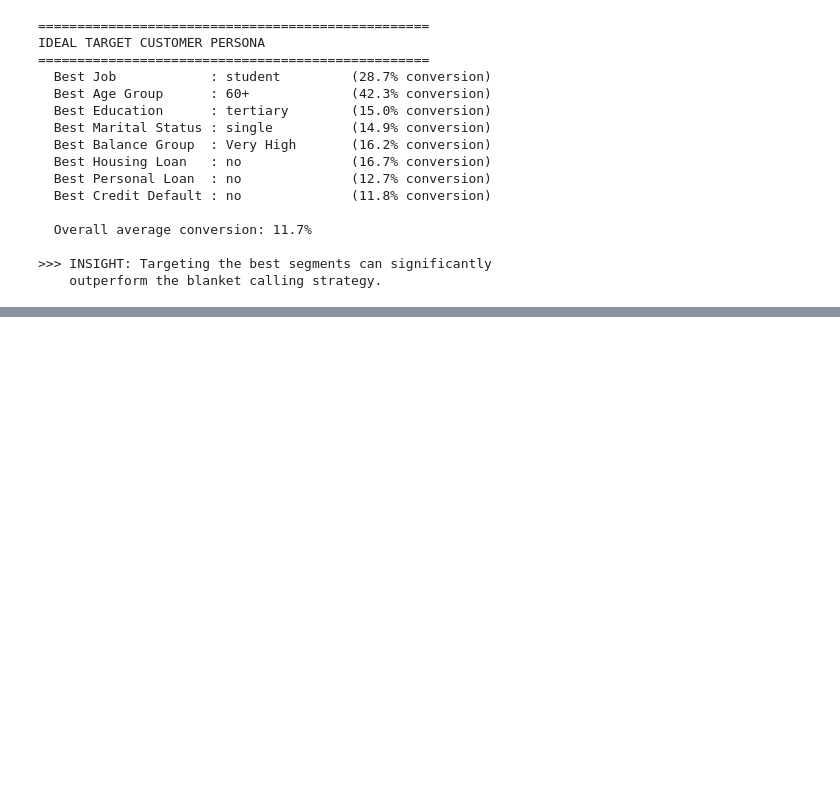
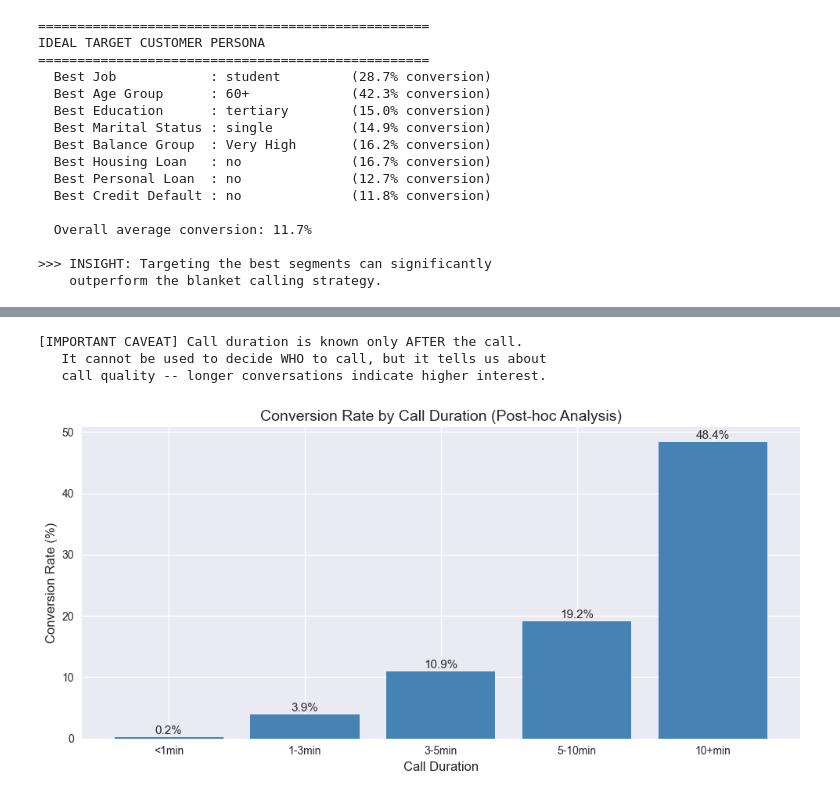
Before and after one commit to agrani1411/marketanalysis, a Jupyter notebook: Marketing_ROI_Analysis.ipynb, the cells around one changed output, grey strips where cells are left out. Drawn from its saved outputs; the diff is of its cells as text; code cells hidden in the pictures; blank space fills up the shorter version.

```diff
--- a/Marketing_ROI_Analysis.ipynb
+++ b/Marketing_ROI_Analysis.ipynb
@@ -509,0 +616,29 @@ IDEAL TARGET CUSTOMER PERSONA
+# %%
+# Duration analysis (with caveat)
+print("[IMPORTANT CAVEAT] Call duration is known only AFTER the call.")
+print("   It cannot be used to decide WHO to call, but it tells us about")
+print("   call quality -- longer conversations indicate higher interest.\n")
+
+duration_bins = [0, 60, 180, 300, 600, 5000]
+duration_labels = ['<1min', '1-3min', '3-5min', '5-10min', '10+min']
+df['duration_group'] = pd.cut(df['duration'], bins=duration_bins, labels=duration_labels)
+
+dur_conv = df.groupby('duration_group', observed=True)['y_numeric'].agg(['mean', 'count'])
+dur_conv.columns = ['conversion_rate', 'count']
+
+fig, ax = plt.subplots(figsize=(10, 5))
+ax.bar(dur_conv.index, dur_conv['conversion_rate'] * 100, color='steelblue')
+ax.set_title('Conversion Rate by Call Duration (Post-hoc Analysis)')
+ax.set_xlabel('Call Duration')
+ax.set_ylabel('Conversion Rate (%)')
+
+for i, v in enumerate(dur_conv['conversion_rate'] * 100):
+    ax.text(i, v + 0.5, f'{v:.1f}%', ha='center', fontsize=11)
+
+plt.tight_layout()
+plt.show()
+# %% [output]
+[IMPORTANT CAVEAT] Call duration is known only AFTER the call.
+   It cannot be used to decide WHO to call, but it tells us about
+   call quality -- longer conversations indicate higher interest.
+[figure, added]
```
Also changed, not shown: parts of 6 cells of this notebook, 1 other file.
